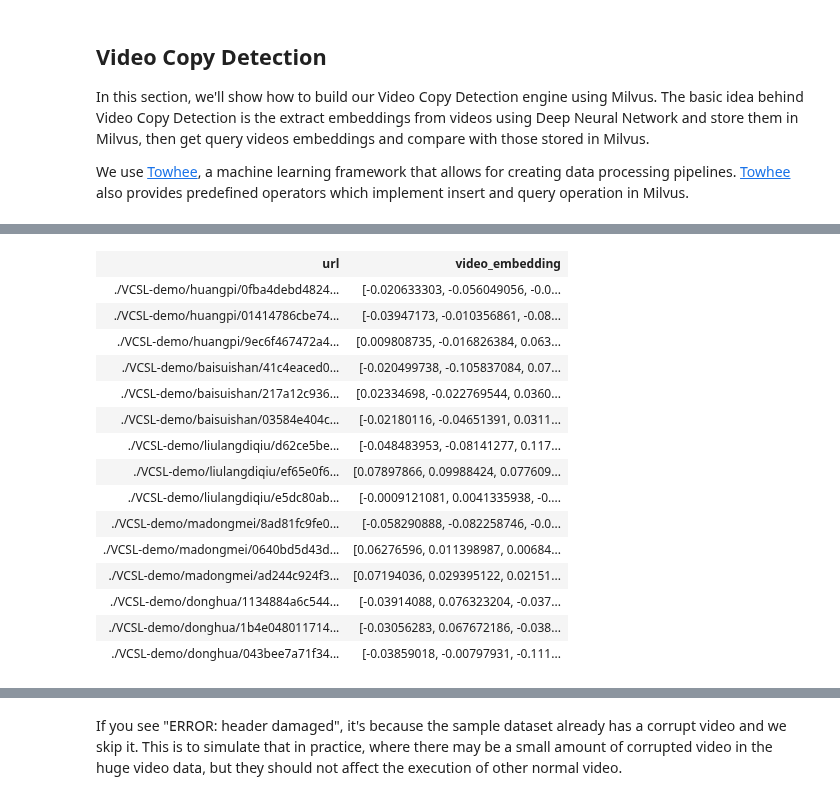
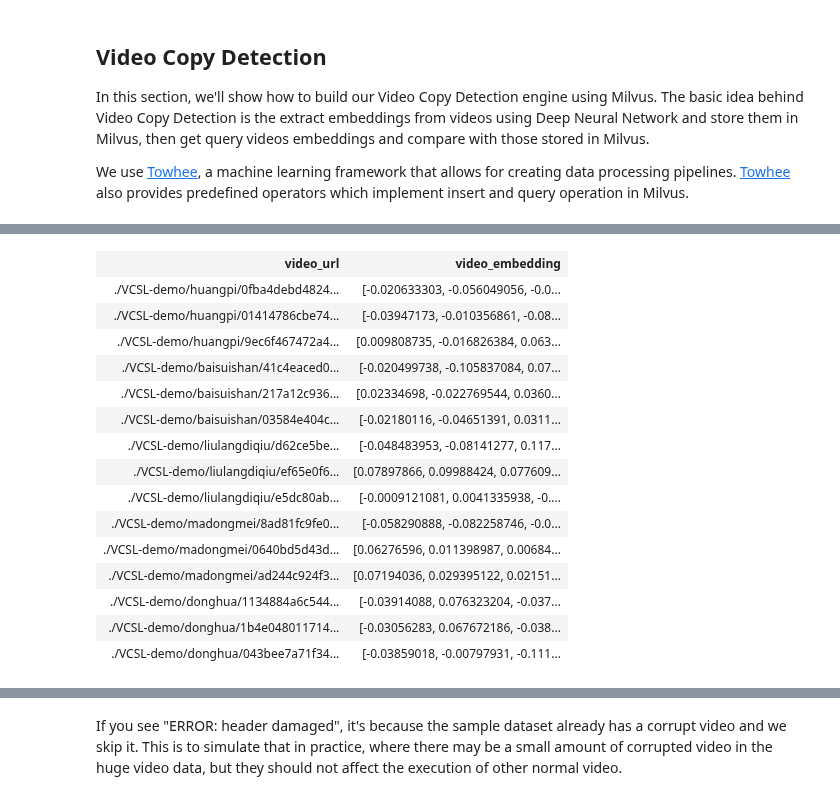
Before and after one commit to towhee-io/examples, a Jupyter notebook: video/video_deduplication/segment_level/video_deduplication_at_segment_level.ipynb, the cells around one changed output, grey strips where cells are left out. Drawn from its saved outputs; the diff is of its cells as text; code cells hidden in the pictures.

```diff
--- a/video/video_deduplication/segment_level/video_deduplication_at_segment_level.ipynb
+++ b/video/video_deduplication/segment_level/video_deduplication_at_segment_level.ipynb
@@ -183,19 +193,22 @@ For every video, we decode it to image frames, and then using neural network to
 ![](video_decopy_insert.png)
 # %%
 %%time
+
+all_file_pattern = os.path.join(vcsl_demo_root, '*', '*.*')
+
 dc = (
-	towhee.glob['url'](all_file_pattern).stream()
-		.video_decode.ffmpeg['url', 'frames'](sample_type='time_step_sample', args={'time_step': 1})
+	towhee.glob['video_url'](all_file_pattern).stream()
+		.video_decode.ffmpeg['video_url', 'frames'](sample_type='time_step_sample', args={'time_step': 1})
 		.get_image['frames', 'images']()
 		.flatten('images')
 		.drop_empty()
 		.image_embedding.isc['images', 'embeddings']()
-		.select['url', 'embeddings']()
-		.ann_insert.milvus[('url', 'embeddings'), 'insert_result'](uri='tcp://localhost:19530/video_deduplication')
-		.group_by('url')
+		.select['video_url', 'embeddings']()
+		.ann_insert.milvus[('video_url', 'embeddings'), 'insert_result'](uri='tcp://localhost:19530/video_deduplication')
+		.group_by('video_url')
 		.merge_ndarray['embeddings', 'video_embedding']()
-		.insert_leveldb[('url', 'video_embedding'), ]('url_vec.db')
-		.select['url', 'video_embedding']()
+		.insert_leveldb[('video_url', 'video_embedding'), ]('url_vec.db')
+		.select['video_url', 'video_embedding']()
 		.show(limit=20)
 )
 # %% [output]
@@ -203,4 +216,4 @@ dc = (
-| url | video_embedding |
+| video_url | video_embedding |
 | ./VCSL-demo/huangpi/0fba4debd4824... | [-0.020633303, -0.056049056, -0.0... |
 | ./VCSL-demo/huangpi/01414786cbe74... | [-0.03947173, -0.010356861, -0.08... |
 | ./VCSL-demo/huangpi/9ec6f467472a4... | [0.009808735, -0.016826384, 0.063... |
@@ -221,5 +234,5 @@ Wall time: 4min 18s
-# %% [markdown]
-If you see "ERROR: header damaged", it's because the sample dataset already has a corrupt video and we skip it. This is to simulate that in practice, where there may be a small amount of corrupted video in the huge video data, but they should not affect the execution of other normal video.
+# %% [markdown]
+If you see "ERROR: header damaged", it's because the sample dataset already has a corrupt video and we skip it. This is to simulate that in practice, where there may be a small amount of corrupted video in the huge video data, but they should not affect the execution of other normal video.
 # %% [markdown]
 ### Query videos
 
```
Also changed, not shown: parts of 15 cells of this notebook, 3 other files.
